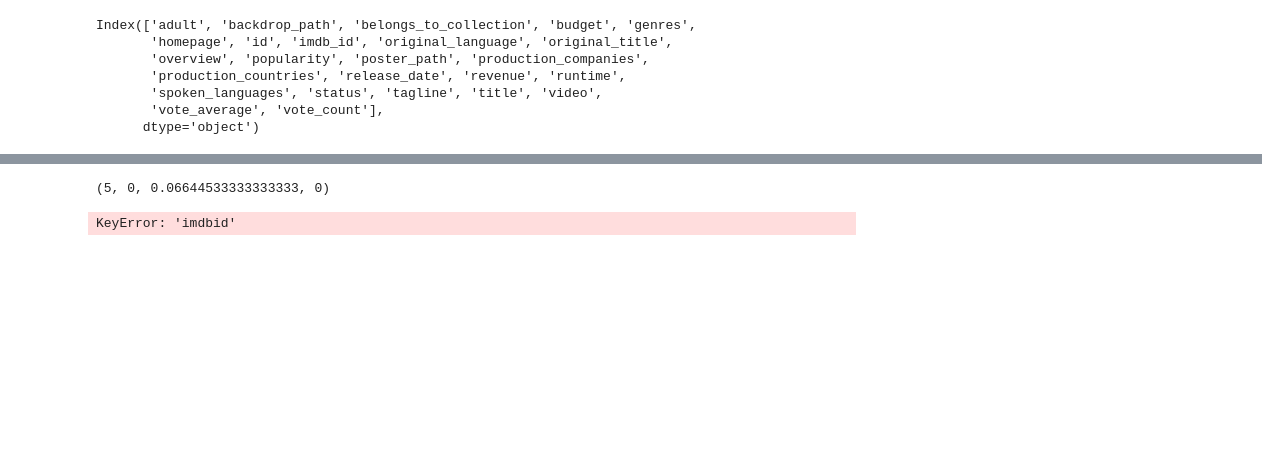
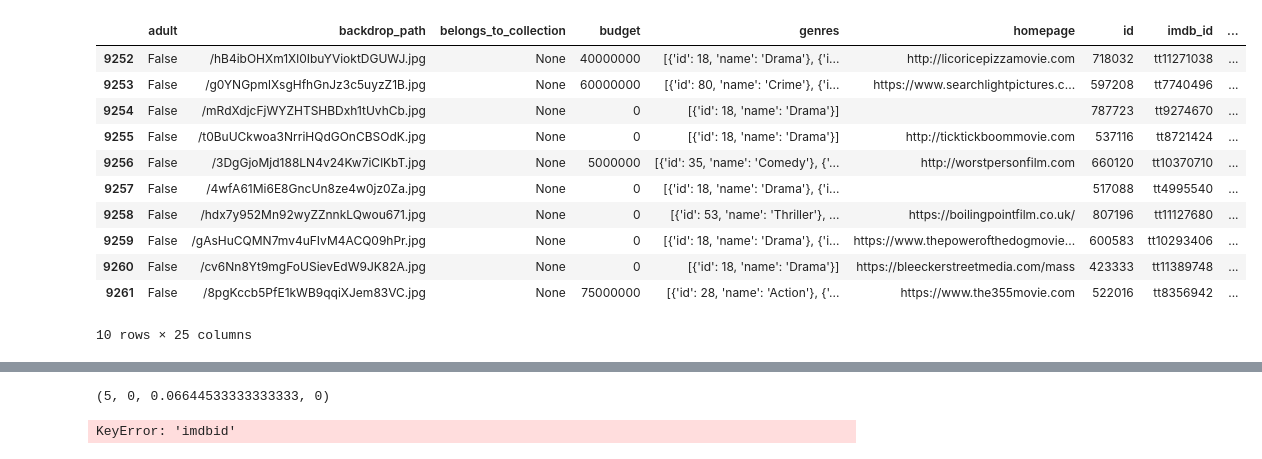
Before and after one commit to vdelale/Hackathon-ENSAE-2022, a Jupyter notebook: computer_vision/affiche_draft.ipynb, the cells around one changed output, grey strips where cells are left out. Saved outputs shown, nothing was run; the diff lists cells and outputs as text; code cells hidden in the pictures; blank space fills up the shorter version.

```diff
--- a/computer_vision/affiche_draft.ipynb
+++ b/computer_vision/affiche_draft.ipynb
@@ -12,13 +16,18 @@ df = pd.read_json('tmdb_data.json')
-# %%
-df.columns
-# %% [output]
-Index(['adult', 'backdrop_path', 'belongs_to_collection', 'budget', 'genres',
-       'homepage', 'id', 'imdb_id', 'original_language', 'original_title',
-       'overview', 'popularity', 'poster_path', 'production_companies',
-       'production_countries', 'release_date', 'revenue', 'runtime',
-       'spoken_languages', 'status', 'tagline', 'title', 'video',
-       'vote_average', 'vote_count'],
-      dtype='object')
+# %%
+df.tail(10)
+# %% [output]
+|  | adult | backdrop_path | belongs_to_collection | budget | genres | homepage | id | imdb_id | ... |
+| 9252 | False | /hB4ibOHXm1Xl0IbuYVioktDGUWJ.jpg | None | 40000000 | [{'id': 18, 'name': 'Drama'}, {'i... | http://licoricepizzamovie.com | 718032 | tt11271038 | ... |
+| 9253 | False | /g0YNGpmlXsgHfhGnJz3c5uyzZ1B.jpg | None | 60000000 | [{'id': 80, 'name': 'Crime'}, {'i... | https://www.searchlightpictures.c... | 597208 | tt7740496 | ... |
+| 9254 | False | /mRdXdjcFjWYZHTSHBDxh1tUvhCb.jpg | None | 0 | [{'id': 18, 'name': 'Drama'}] |  | 787723 | tt9274670 | ... |
+| 9255 | False | /t0BuUCkwoa3NrriHQdGOnCBSOdK.jpg | None | 0 | [{'id': 18, 'name': 'Drama'}] | http://ticktickboommovie.com | 537116 | tt8721424 | ... |
+| 9256 | False | /3DgGjoMjd188LN4v24Kw7iClKbT.jpg | None | 5000000 | [{'id': 35, 'name': 'Comedy'}, {'... | http://worstpersonfilm.com | 660120 | tt10370710 | ... |
+| 9257 | False | /4wfA61Mi6E8GncUn8ze4w0jz0Za.jpg | None | 0 | [{'id': 18, 'name': 'Drama'}, {'i... |  | 517088 | tt4995540 | ... |
+| 9258 | False | /hdx7y952Mn92wyZZnnkLQwou671.jpg | None | 0 | [{'id': 53, 'name': 'Thriller'}, ... | https://boilingpointfilm.co.uk/ | 807196 | tt11127680 | ... |
+| 9259 | False | /gAsHuCQMN7mv4uFIvM4ACQ09hPr.jpg | None | 0 | [{'id': 18, 'name': 'Drama'}, {'i... | https://www.thepowerofthedogmovie... | 600583 | tt10293406 | ... |
+| 9260 | False | /cv6Nn8Yt9mgFoUSievEdW9JK82A.jpg | None | 0 | [{'id': 18, 'name': 'Drama'}] | https://bleeckerstreetmedia.com/mass | 423333 | tt11389748 | ... |
+| 9261 | False | /8pgKccb5PfE1kWB9qqiXJem83VC.jpg | None | 75000000 | [{'id': 28, 'name': 'Action'}, {'... | https://www.the355movie.com | 522016 | tt8356942 | ... |
+10 rows × 25 columns
 # %%
 def get_image(poster_path : str)->np.ndarray:
     url = config['base_url_for_poster']+poster_path
```
Also changed, not shown: parts of 9 cells of this notebook, 16 other files.
